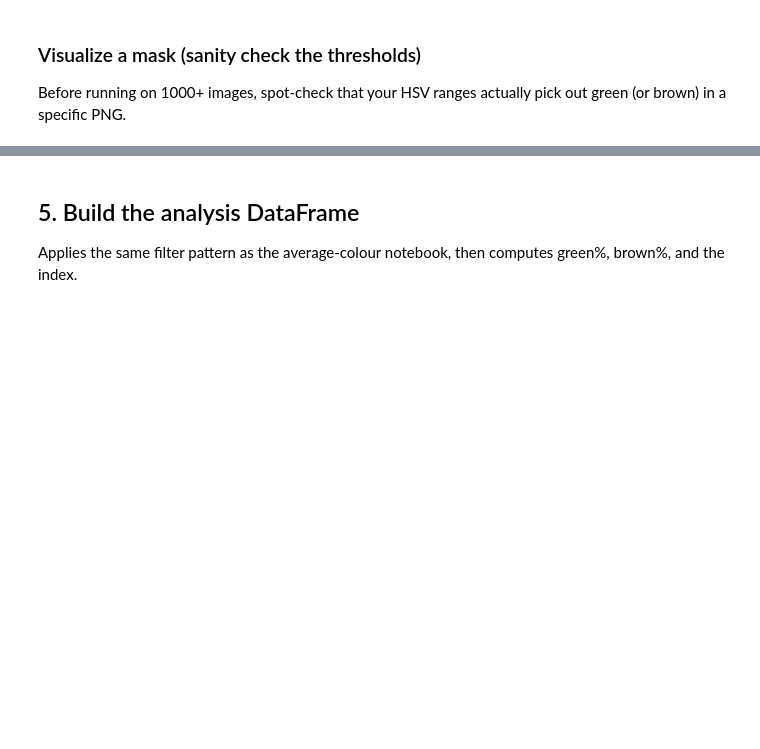
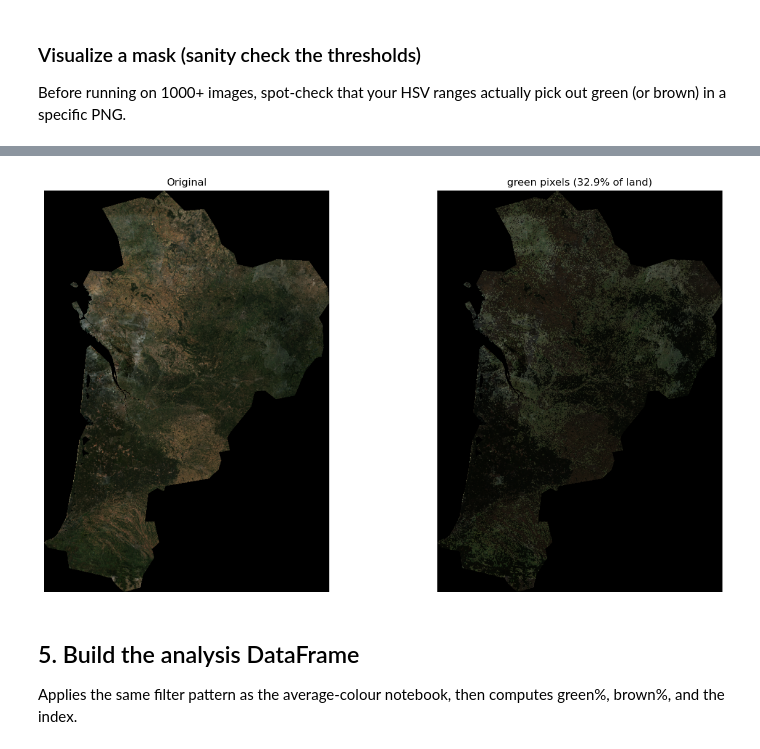
Before and after one commit to The-European-Correspondent/GreenToBrown, a Jupyter notebook: 003_AverageGreenessBrowness.ipynb, the cells around one changed output, grey strips where cells are left out. Saved outputs shown, nothing was run; the diff lists cells and outputs as text; code cells hidden in the pictures; blank space fills up the shorter version.

```diff
--- a/003_AverageGreenessBrowness.ipynb
+++ b/003_AverageGreenessBrowness.ipynb
@@ -176,3 +174,7 @@ visualize_mask(index_df.iloc[20]["path"], kind="green")
+# %%
+visualize_mask(index_df.iloc[50]["path"], kind="green")
+# %% [output]
+[figure, added]
 # %% [markdown]
 ## 5. Build the analysis DataFrame
 
```
Also changed, not shown: parts of 20 cells of this notebook, 1 other file.
